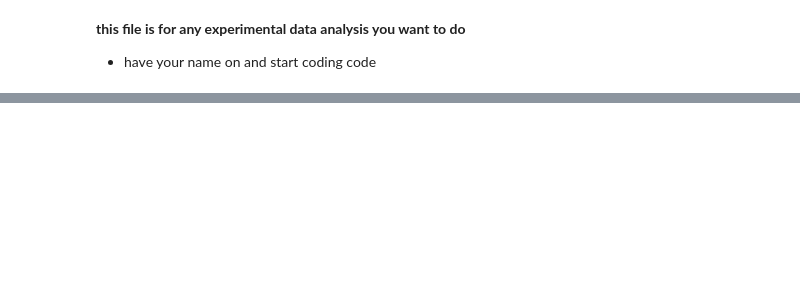
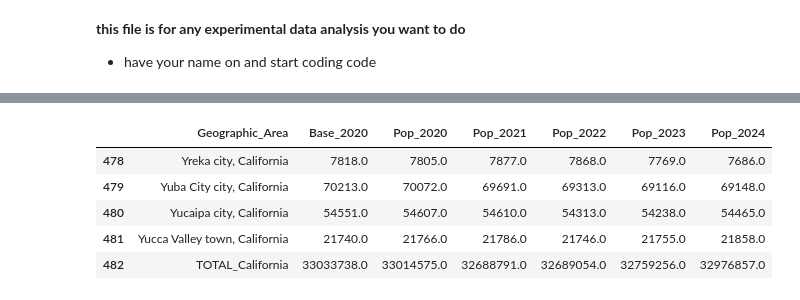
Before and after one commit to chasefrerichs/Group11_semester_project, a Jupyter notebook: Experimental_file.ipynb, the cells around one changed output, grey strips where cells are left out. Saved outputs shown, nothing was run; the diff lists cells and outputs as text; code cells hidden in the pictures; blank space fills up the shorter version.

```diff
--- a/Experimental_file.ipynb
+++ b/Experimental_file.ipynb
@@ -4,0 +119,44 @@
+# %%
+#CA Population
+
+
+# Load the California population file
+ca_pop_df = pd.read_excel("CA_Pop_data.xlsx", skiprows=2)
+
+# columns  names
+ca_pop_df.columns = [
+    "Geographic_Area",
+    "Base_2020",
+    "Pop_2020",
+    "Pop_2021",
+    "Pop_2022",
+    "Pop_2023",
+    "Pop_2024",
+]
+
+#  Clean
+ca_pop_df = ca_pop_df.iloc[1:, :]
+
+
+ca_pop_df = ca_pop_df[ca_pop_df["Base_2020"].notna()].reset_index(drop=True)
+
+
+for col in ["Base_2020", "Pop_2020", "Pop_2021", "Pop_2022", "Pop_2023", "Pop_2024"]:
+    ca_pop_df[col] = pd.to_numeric(ca_pop_df[col], errors="coerce")
+
+# Add a TOTAL Population
+totals = ca_pop_df[["Base_2020", "Pop_2020", "Pop_2021", "Pop_2022", "Pop_2023", "Pop_2024"]].sum()
+total_row = {"Geographic_Area": "TOTAL_California"}
+total_row.update(totals.to_dict())
+
+ca_pop_df = pd.concat([ca_pop_df, pd.DataFrame([total_row])], ignore_index=True)
+
+#Final
+ca_pop_df.tail()
+# %% [output]
+|  | Geographic_Area | Base_2020 | Pop_2020 | Pop_2021 | Pop_2022 | Pop_2023 | Pop_2024 |
+| 478 | Yreka city, California | 7818.0 | 7805.0 | 7877.0 | 7868.0 | 7769.0 | 7686.0 |
+| 479 | Yuba City city, California | 70213.0 | 70072.0 | 69691.0 | 69313.0 | 69116.0 | 69148.0 |
+| 480 | Yucaipa city, California | 54551.0 | 54607.0 | 54610.0 | 54313.0 | 54238.0 | 54465.0 |
+| 481 | Yucca Valley town, California | 21740.0 | 21766.0 | 21786.0 | 21746.0 | 21755.0 | 21858.0 |
+| 482 | TOTAL_California | 33033738.0 | 33014575.0 | 32688791.0 | 32689054.0 | 32759256.0 | 32976857.0 |
```
Also changed, not shown: parts of 13 cells of this notebook.
